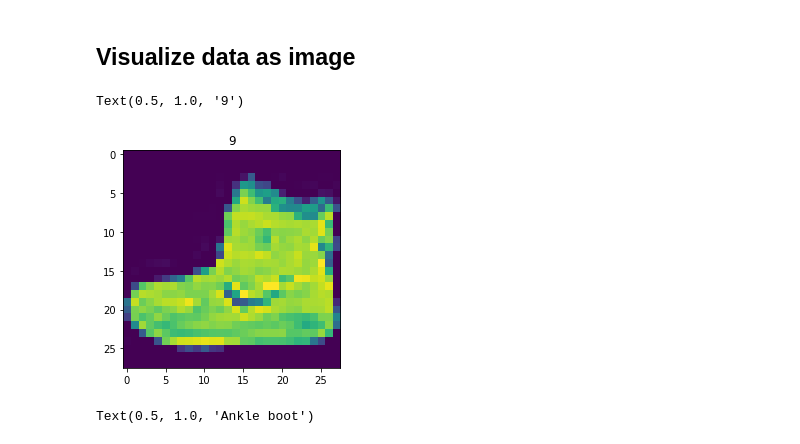
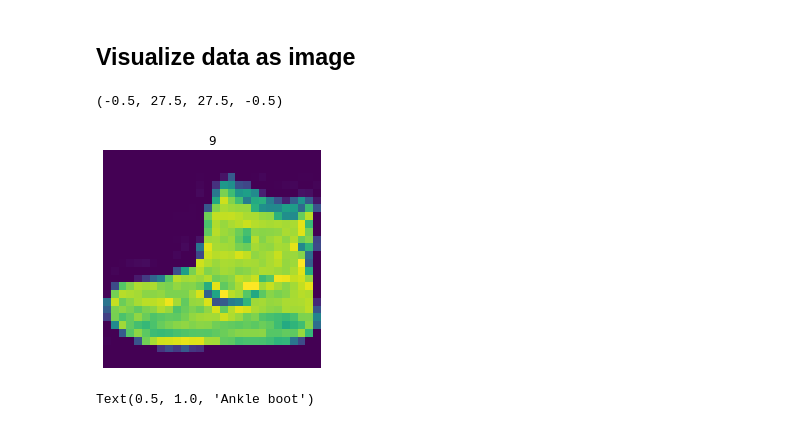
Before and after one commit to ulfat191/Comparison-Between-Baseline-Linear-Non-Linear-and-CNN-Models-for-Image-Classification.-, a Jupyter notebook: pytorch_cnn.ipynb, the cells around one changed output. Cells and saved outputs as stored; diff of their text form; code cells hidden in the pictures.

```diff
--- a/pytorch_cnn.ipynb
+++ b/pytorch_cnn.ipynb
@@ -114,10 +114,11 @@ Image label: Ankle boot
 # %%
 plt.imshow(image.squeeze()) # matplotlib expects only the image W and H, so we get rid of the extra color dim
 # squeeze removes the unit dimension
 plt.title(label) # only 28 * 28 image so very pixelated looking
+plt.axis(False)
 # %% [output]
-Text(0.5, 1.0, '9')
+(-0.5, 27.5, 27.5, -0.5)
-[figure, old version]
+[figure, new version]
 # %%
 plt.imshow(image.squeeze(), cmap='gray') # matplotlib expects only the image W and H, so we get rid of the extra color dim
 # squeeze removes the unit dimension
```
Also changed, not shown: parts of 26 cells of this notebook.
